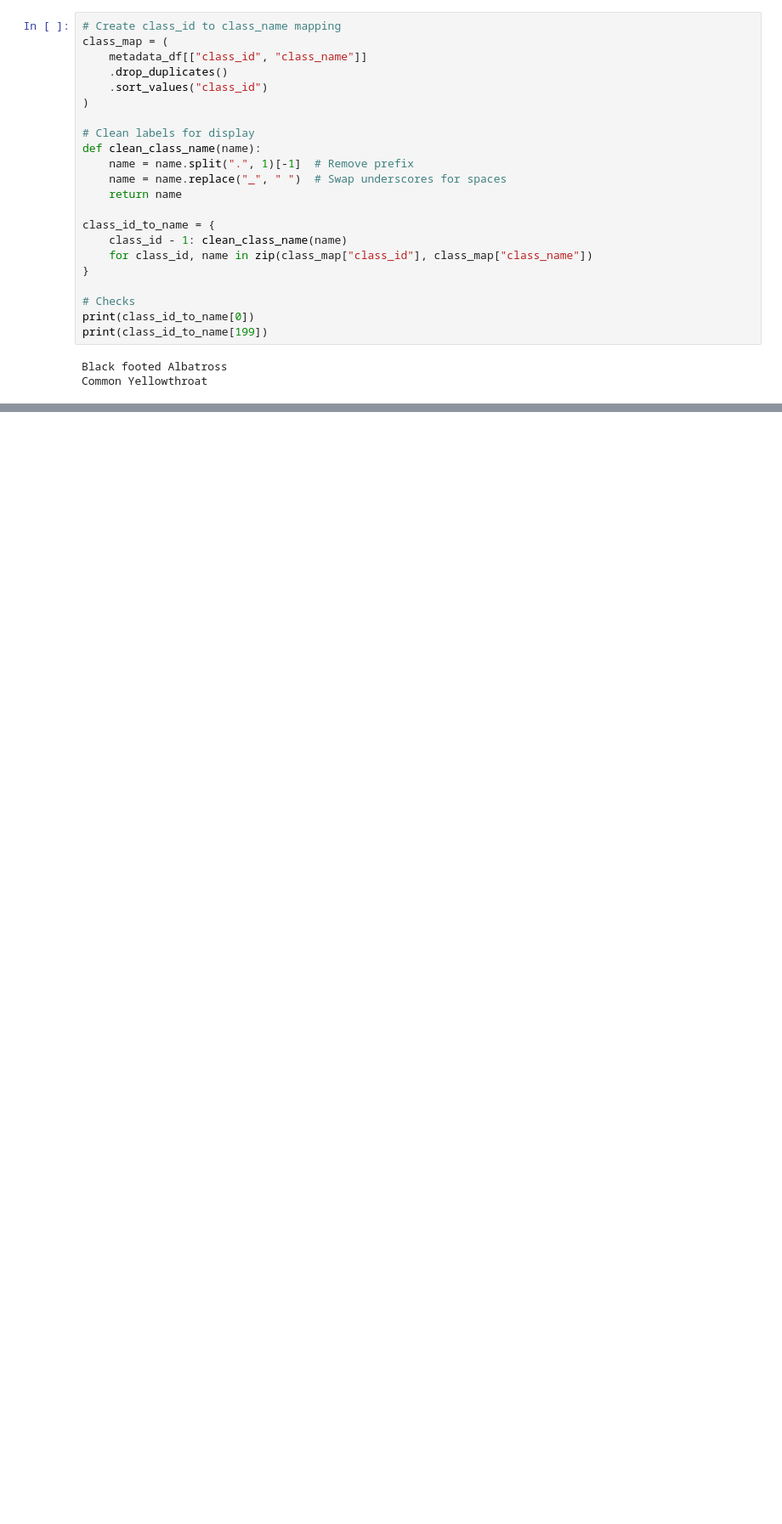
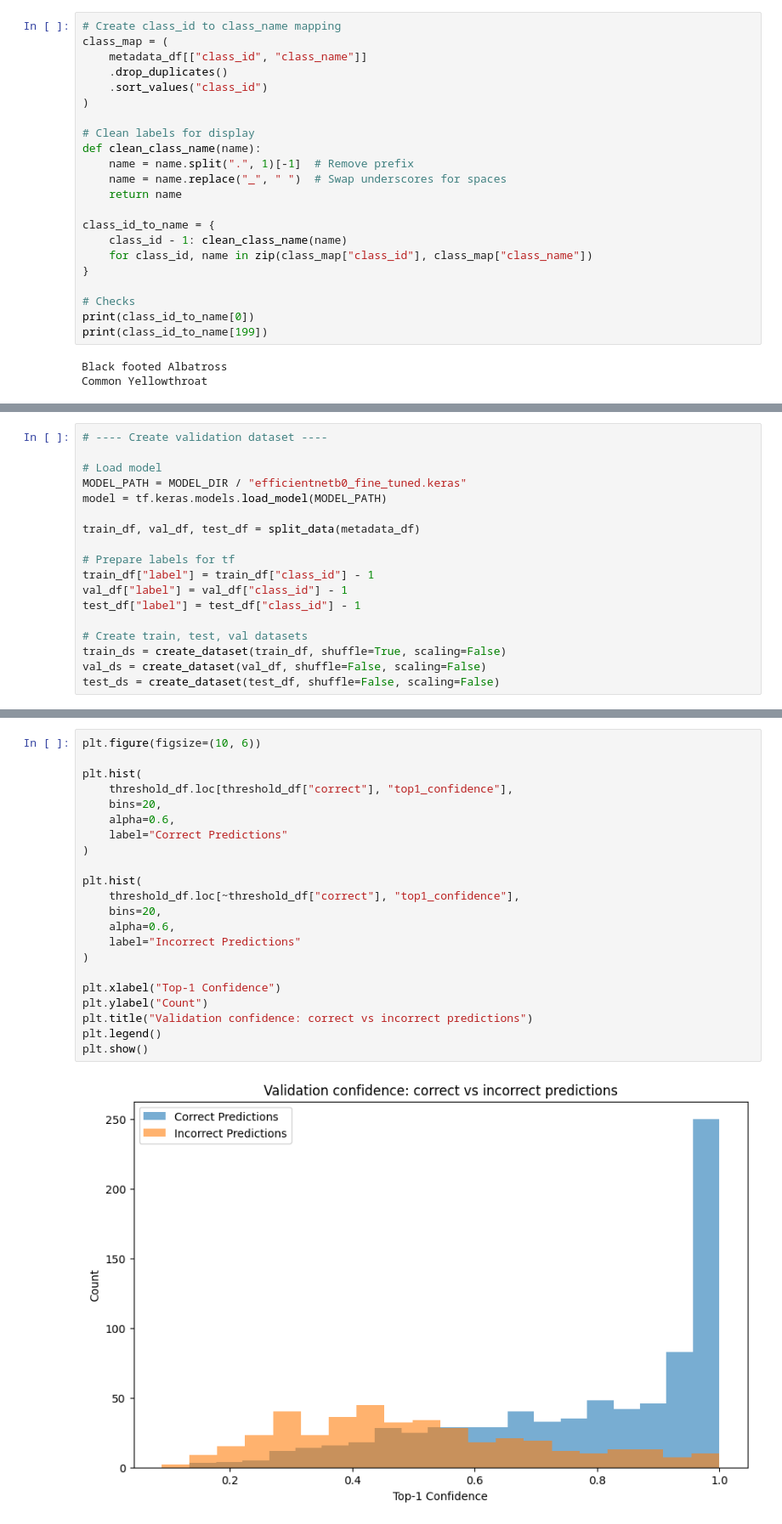
Before and after one commit to keira-p/beakspeak, a Jupyter notebook: notebooks/07_deployment.ipynb, the cells around one changed output, grey strips where cells are left out. Shown at 85% size. Saved outputs shown, nothing was run; the diff lists cells and outputs as text; blank space fills up the shorter version.

```diff
--- a/notebooks/07_deployment.ipynb
+++ b/notebooks/07_deployment.ipynb
@@ -63,0 +70,18 @@ Common Yellowthroat
+# %%
+# ---- Create validation dataset ----
+
+# Load model
+MODEL_PATH = MODEL_DIR / "efficientnetb0_fine_tuned.keras"
+model = tf.keras.models.load_model(MODEL_PATH)
+
+train_df, val_df, test_df = split_data(metadata_df)
+
+# Prepare labels for tf
+train_df["label"] = train_df["class_id"] - 1
+val_df["label"] = val_df["class_id"] - 1
+test_df["label"] = test_df["class_id"] - 1
+
+# Create train, test, val datasets
+train_ds = create_dataset(train_df, shuffle=True, scaling=False)
+val_ds = create_dataset(val_df, shuffle=False, scaling=False)
+test_ds = create_dataset(test_df, shuffle=False, scaling=False)
@@ -63,0 +122,24 @@ Common Yellowthroat
+# %%
+plt.figure(figsize=(10, 6))
+
+plt.hist(
+    threshold_df.loc[threshold_df["correct"], "top1_confidence"],
+    bins=20,
+    alpha=0.6,
+    label="Correct Predictions"
+)
+
+plt.hist(
+    threshold_df.loc[~threshold_df["correct"], "top1_confidence"],
+    bins=20,
+    alpha=0.6,
+    label="Incorrect Predictions"
+)
+
+plt.xlabel("Top-1 Confidence")
+plt.ylabel("Count")
+plt.title("Validation confidence: correct vs incorrect predictions")
+plt.legend()
+plt.show()
+# %% [output]
+[figure, added]
```
Also changed, not shown: parts of 7 cells of this notebook, 1 other file.
